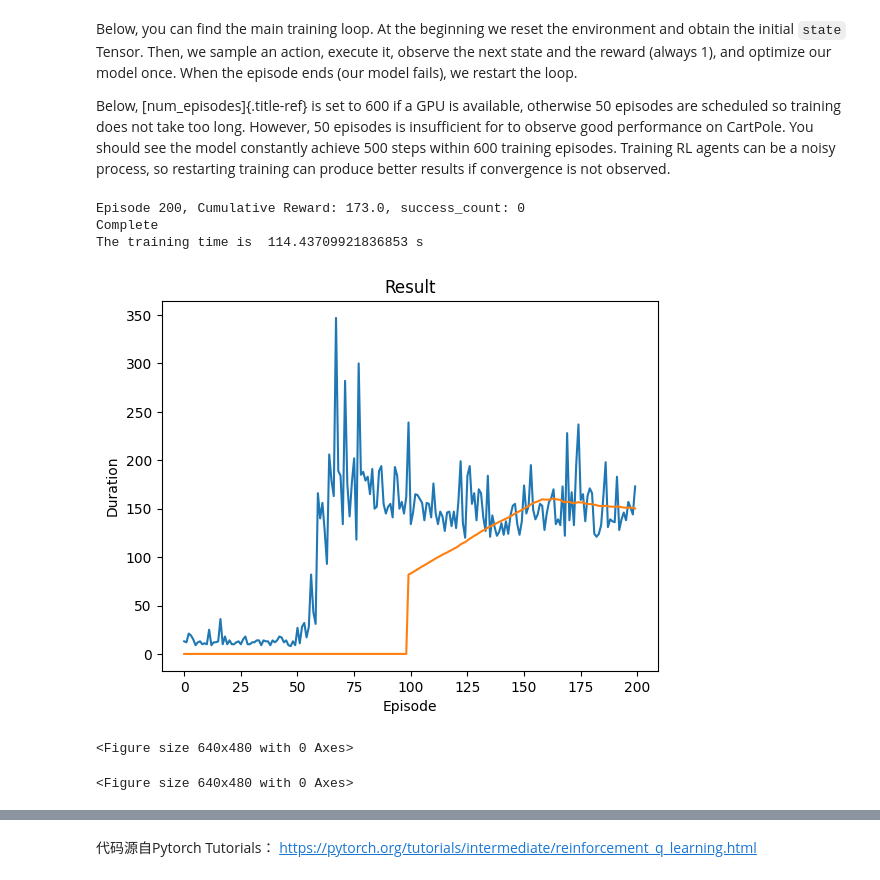
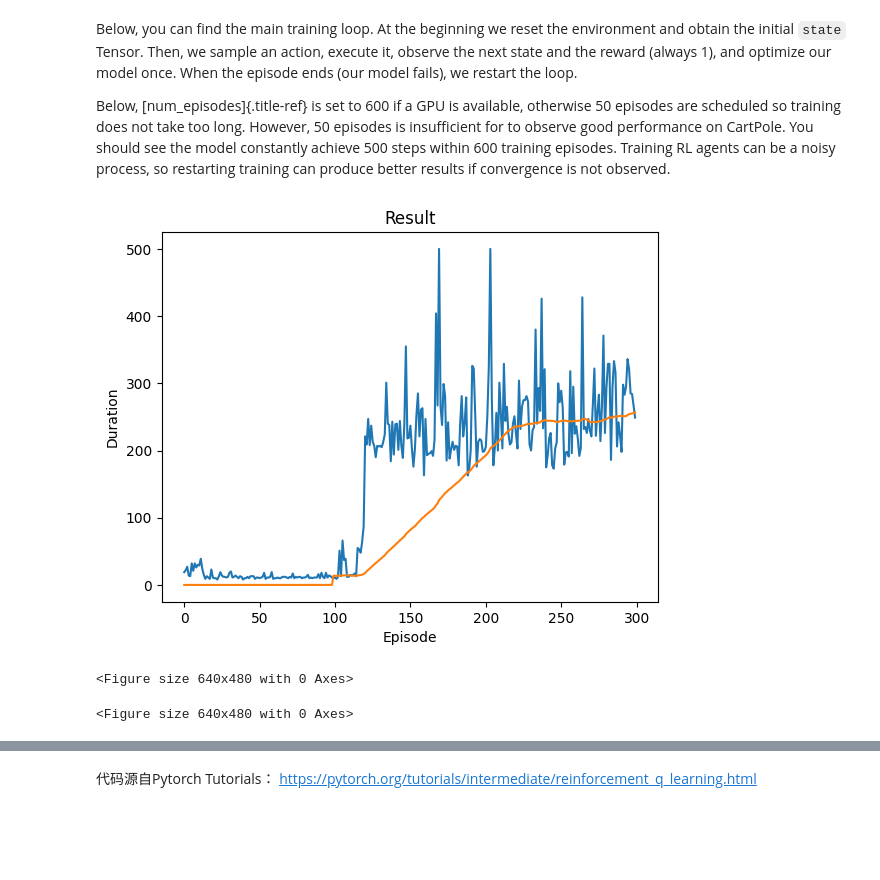
Before and after one commit to HakureiPOI/AI-lab-2025, a Jupyter notebook: lab3/2.reinforcement_q_learning.ipynb, the cells around one changed output, grey strips where cells are left out. Saved outputs shown, nothing was run; the diff lists cells and outputs as text; code cells hidden in the pictures; blank space fills up the shorter version.

Commit message:
episode=300

```diff
--- a/lab3/2.reinforcement_q_learning.ipynb
+++ b/lab3/2.reinforcement_q_learning.ipynb
@@ -195,16 +195,21 @@ class DQN(nn.Module):
 
     def __init__(self, n_observations, n_actions):
         super(DQN, self).__init__()
-        self.layer1 = nn.Linear(n_observations, 128)
-        self.layer2 = nn.Linear(128, 128)
-        self.layer3 = nn.Linear(128, n_actions)
+        # self.layer1 = nn.Linear(n_observations, 128)
+        # self.layer2 = nn.Linear(128, 128)
+        # self.layer3 = nn.Linear(128, n_actions)
+        self.layer1 = nn.Linear(n_observations, 256)
+        self.layer2 = nn.Linear(256, 256)
+        self.layer3 = nn.Linear(256, 128)
+        self.layer4 = nn.Linear(128, n_actions)
 
     # Called with either one element to determine next action, or a batch
     # during optimization. Returns tensor([[left0exp,right0exp]...]).
     def forward(self, x):
         x = F.relu(self.layer1(x))
         x = F.relu(self.layer2(x))
-        return self.layer3(x)
+        x = F.relu(self.layer3(x))
+        return self.layer4(x)
 # %% [markdown]
 Training
 ========
@@ -239,13 +244,13 @@ utilities:
 # TAU is the update rate of the target network
 # LR is the learning rate of the ``AdamW`` optimizer
 
-BATCH_SIZE = 64     # 128 -> 64
+BATCH_SIZE = 128     # 128 -> 64
 GAMMA = 0.99
 EPS_START = 0.9
 EPS_END = 0.05
-EPS_DECAY = 500     # 1000 -> 500
-TAU = 0.005         # 0.005 -> 0.02
-LR = 5e-4           # 1e-4 -> 5e-4
+EPS_DECAY = 1000     # 1000 -> 500
+TAU = 0.005          # 0.005 -> 0.02
+LR = 1e-4            # 1e-4 -> 5e-4
 
 # Get number of actions from gym action space
 n_actions = env.action_space.n
@@ -384,7 +389,7 @@ restarting training can produce better results if convergence is not
 observed.
 # %%
 if torch.cuda.is_available():
-    num_episodes = 200
+    num_episodes = 300
 else:
     num_episodes = 50
 
@@ -423,39 +428,36 @@ for i_episode in range(num_episodes):
         # Soft update of the target network's weights
         # θ′ ← τ θ + (1 −τ )θ′
         target_net_state_dict = target_net.state_dict()
         policy_net_state_dict = policy_net.state_dict()
         for key in policy_net_state_dict:
             target_net_state_dict[key] = policy_net_state_dict[key]*TAU + target_net_state_dict[key]*(1-TAU)
         target_net.load_state_dict(target_net_state_dict)
 
         if done:
             episode_durations.append(t + 1)
             plot_durations()
 
             if truncated:
                 success_count += 1
             else:
                 success_count = 0
 
             break
 
     print(f'Episode {i_episode + 1}, Cumulative Reward: {cumulative_reward}, success_count: {success_count}')
 
     # 连续10次达到最大步数则停止训练
     if success_count >= 10:
         break
 
 end_time = time.time()
 print('Complete')
 print('The training time is ', (end_time - start_time), 's')
 plot_durations(True)
 # %% [output]
+[figure, new version]
-Episode 200, Cumulative Reward: 173.0, success_count: 0
-Complete
-The training time is  114.43709921836853 s
+<Figure size 640x480 with 0 Axes>
-[figure, old version]
 <Figure size 640x480 with 0 Axes>
-<Figure size 640x480 with 0 Axes>
 # %% [markdown]
 Here is the diagram that illustrates the overall resulting data flow.
 
```
